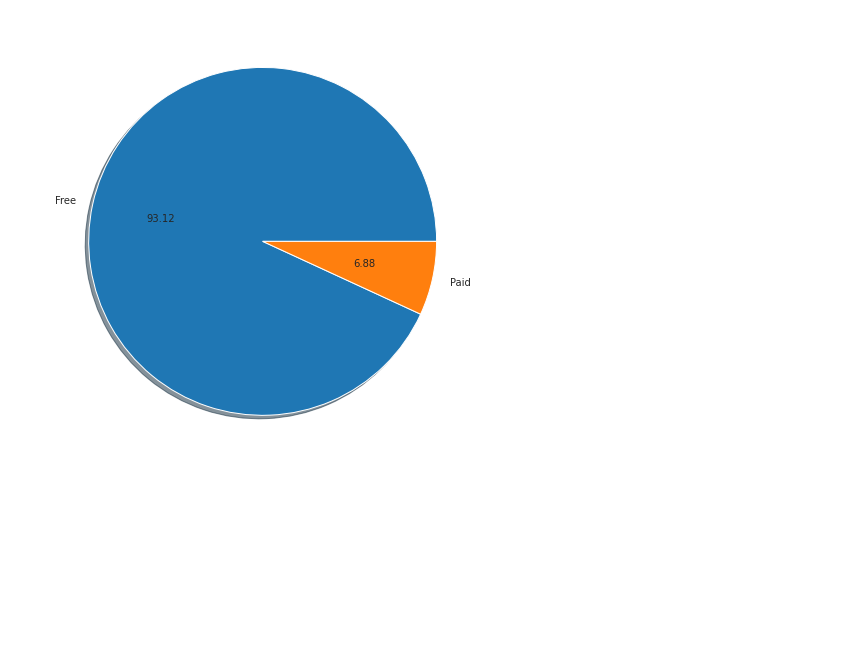
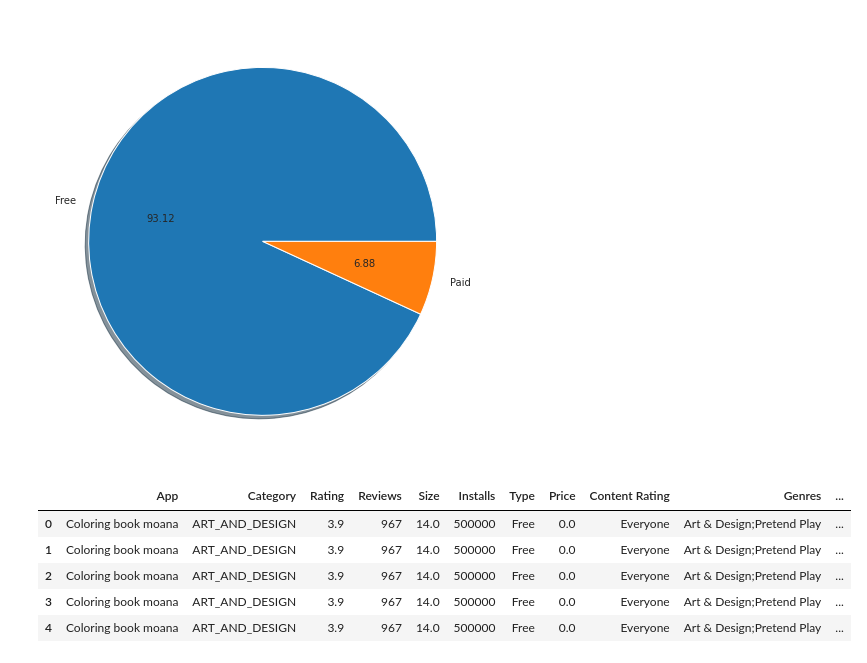
Before and after one commit to kapeeshvarma/Play-Store-App-Analysis, a Jupyter notebook: Play_Store_App_Review_Analysis_Capstone_Project.ipynb, the cells around one changed output. Drawn from its saved outputs; the diff is of its cells as text; code cells hidden in the pictures; blank space fills up the shorter version.

Commit message:
Merge reviews DataFrame

```diff
--- a/Play_Store_App_Review_Analysis_Capstone_Project.ipynb
+++ b/Play_Store_App_Review_Analysis_Capstone_Project.ipynb
@@ -221,3 +221,14 @@ plt.show()
 # Load and clean the User Reviews Dataset
 reviews = pd.read_csv('/content/drive/MyDrive/csv/User Reviews.csv')
 reviews.dropna(inplace=True)
+# %%
+# Merge 'reviews' DataFrame with 'apps' DataFrame. We use inner join to do this operation.
+mergedf = pd.merge(apps, reviews, on='App', how = 'inner')
+mergedf.head(5)
+# %% [output]
+|  | App | Category | Rating | Reviews | Size | Installs | Type | Price | Content Rating | Genres | ... |
+| 0 | Coloring book moana | ART_AND_DESIGN | 3.9 | 967 | 14.0 | 500000 | Free | 0.0 | Everyone | Art & Design;Pretend Play | ... |
+| 1 | Coloring book moana | ART_AND_DESIGN | 3.9 | 967 | 14.0 | 500000 | Free | 0.0 | Everyone | Art & Design;Pretend Play | ... |
+| 2 | Coloring book moana | ART_AND_DESIGN | 3.9 | 967 | 14.0 | 500000 | Free | 0.0 | Everyone | Art & Design;Pretend Play | ... |
+| 3 | Coloring book moana | ART_AND_DESIGN | 3.9 | 967 | 14.0 | 500000 | Free | 0.0 | Everyone | Art & Design;Pretend Play | ... |
+| 4 | Coloring book moana | ART_AND_DESIGN | 3.9 | 967 | 14.0 | 500000 | Free | 0.0 | Everyone | Art & Design;Pretend Play | ... |
```
